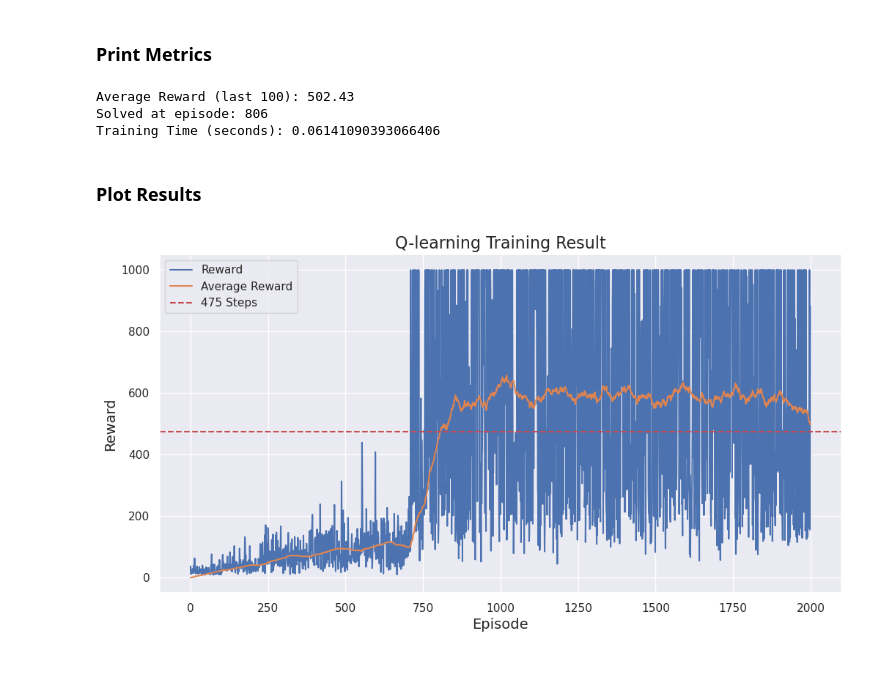
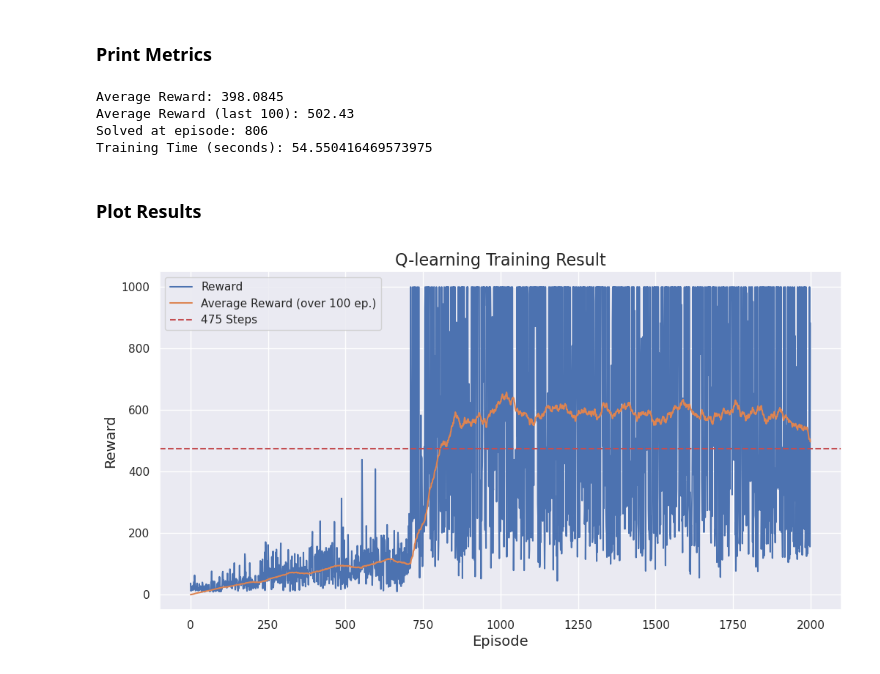
Before and after one commit to ahmedmohd957/cart-pole, a Jupyter notebook: qlearning/notebook/Q-Learning-CartPole.ipynb, the cells around one changed output. Drawn from its saved outputs; the diff is of its cells as text; code cells hidden in the pictures.

```diff
--- a/qlearning/notebook/Q-Learning-CartPole.ipynb
+++ b/qlearning/notebook/Q-Learning-CartPole.ipynb
@@ -144,37 +144,39 @@ Episode: 1999, Rewards: 883.0
 # %% [markdown]
 ### Print Metrics
 # %%
+print(f"Average Reward: {np.mean(episode_rewards)}")
 print(f"Average Reward (last 100): {np.mean(episode_rewards[-100:])}")
 print(f"Solved at episode: {solved_episode}")
 print(f"Training Time (seconds): {training_time}")
 # %% [output]
+Average Reward: 398.0845
 Average Reward (last 100): 502.43
 Solved at episode: 806
-Training Time (seconds): 0.06141090393066406
+Training Time (seconds): 54.550416469573975
 # %% [markdown]
 ### Plot Results
 # %%
 data = {
     'Episode': range(EPISODES),
     'Reward': episode_rewards,
     'Average Reward': average_reward
 }
 
 df = pd.DataFrame(data)
 
 sns.set(style="darkgrid")
 plt.figure(figsize=(12, 6))
 sns.lineplot(data=df, x='Episode', y='Reward', label='Reward')
-sns.lineplot(data=df, x='Episode', y='Average Reward', label='Average Reward')
+sns.lineplot(data=df, x='Episode', y='Average Reward', label='Average Reward (over 100 ep.)')
 plt.axhline(y=475, color='r', linestyle='--', label='475 Steps')
 
 plt.title('Q-learning Training Result', fontsize=16)
 plt.xlabel('Episode', fontsize=14)
 plt.ylabel('Reward', fontsize=14)
 plt.legend(loc='upper left')
 plt.show()
 # %% [output]
-[figure, old version]
+[figure, new version]
 # %%
 rolling_length = 100
 training_error_moving_average = (
```
Also changed, not shown: parts of 2 cells of this notebook, 8 other files.
